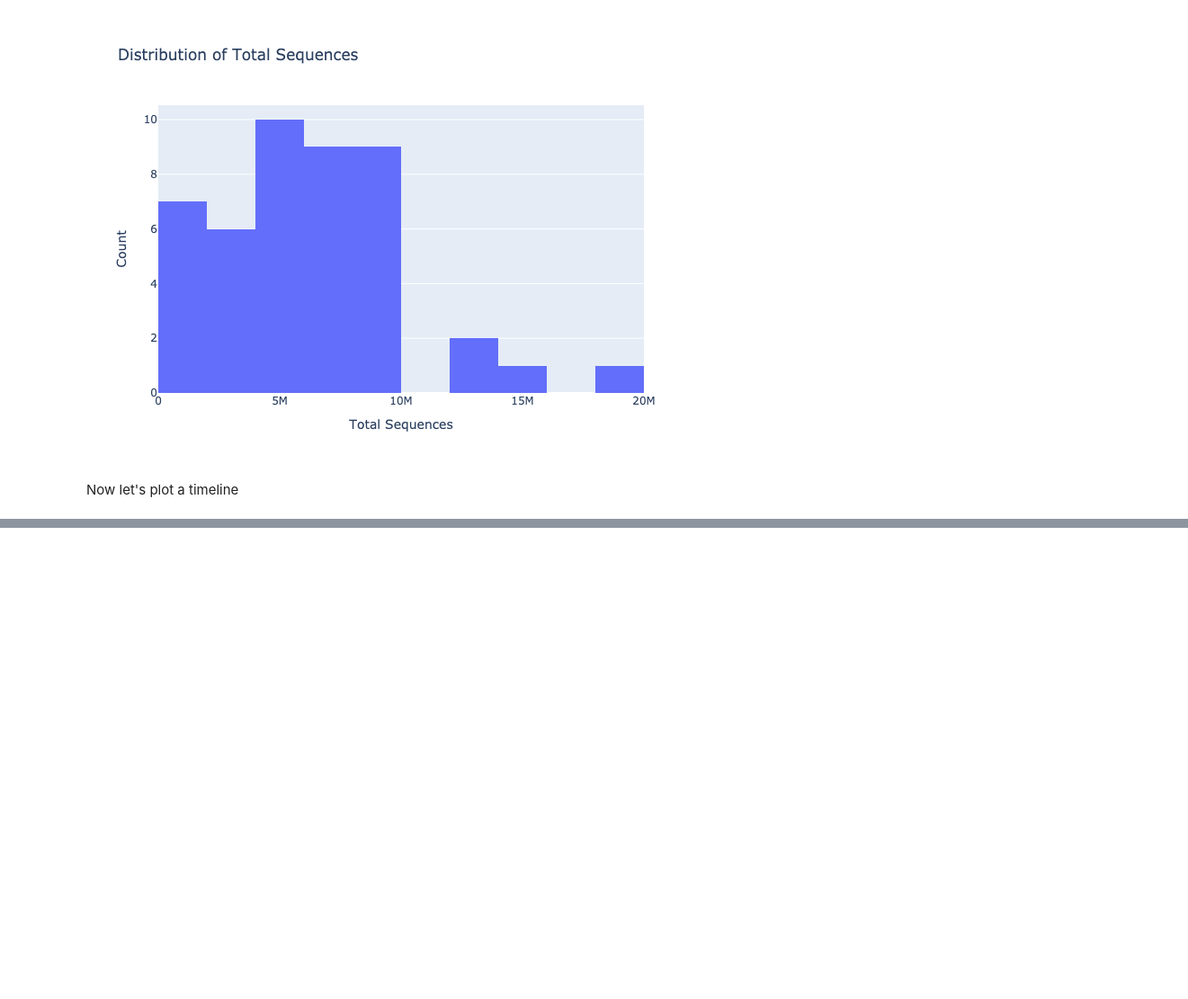
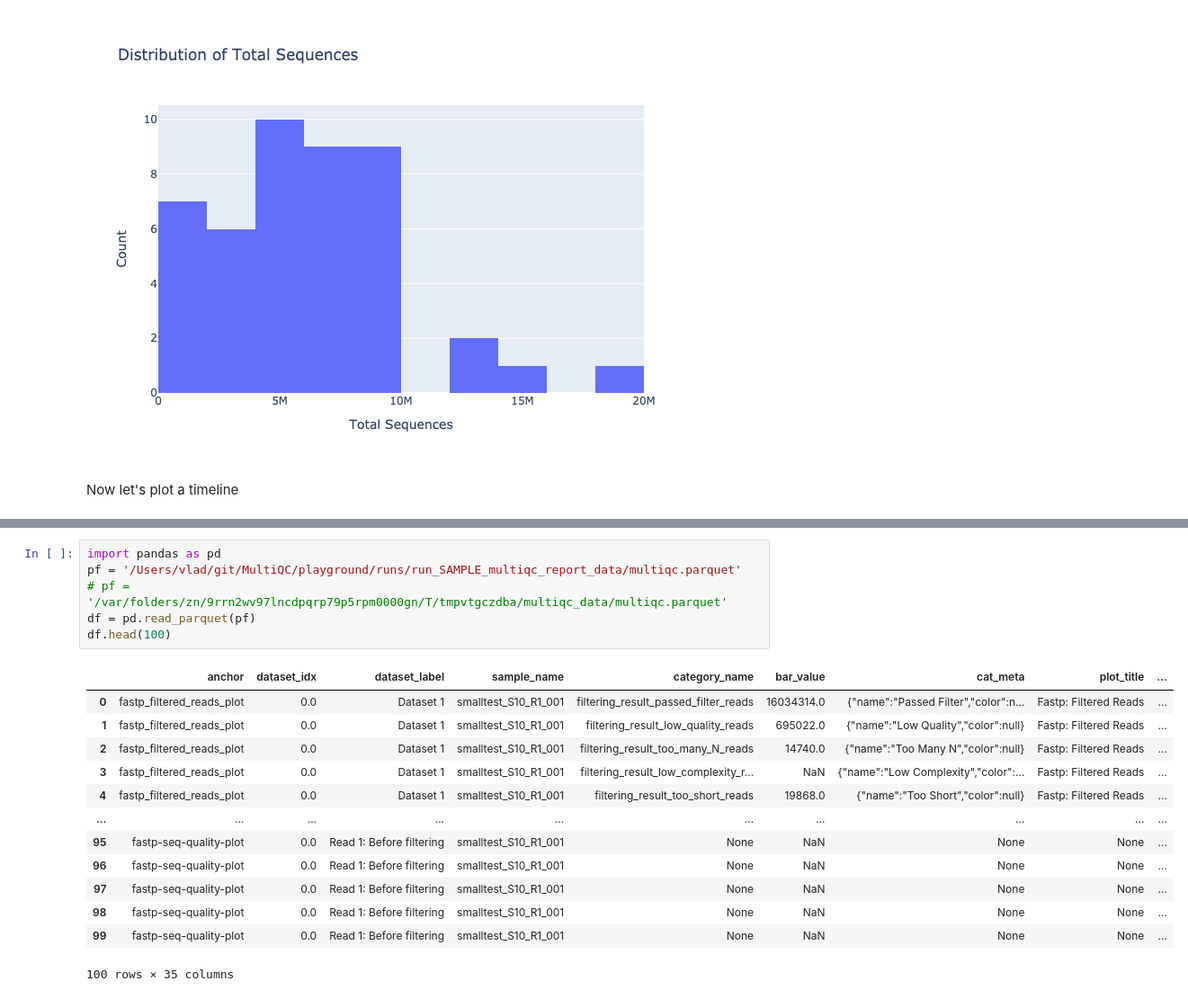
Before and after one commit to MultiQC/example-timeline, a Jupyter notebook: timeline.ipynb, the cells around one changed output, grey strips where cells are left out. Shown at 90% size. Drawn from its saved outputs; the diff is of its cells as text; blank space fills up the shorter version.

Commit message:
Read from single parquet

```diff
--- a/timeline.ipynb
+++ b/timeline.ipynb
@@ -184,0 +215,20 @@ go.Figure(data=data, layout=layout).show(renderer="png")
+# %%
+import pandas as pd
+pf = '/Users/vlad/git/MultiQC/playground/runs/run_SAMPLE_multiqc_report_data/multiqc.parquet'
+# pf = '/var/folders/zn/9rrn2wv97lncdpqrp79p5rpm0000gn/T/tmpvtgczdba/multiqc_data/multiqc.parquet'
+df = pd.read_parquet(pf)
+df.head(100)
+# %% [output]
+|  | anchor | dataset_idx | dataset_label | sample_name | category_name | bar_value | cat_meta | plot_title | ... |
+| 0 | fastp_filtered_reads_plot | 0.0 | Dataset 1 | smalltest_S10_R1_001 | filtering_result_passed_filter_reads | 16034314.0 | {"name":"Passed Filter","color":n... | Fastp: Filtered Reads | ... |
+| 1 | fastp_filtered_reads_plot | 0.0 | Dataset 1 | smalltest_S10_R1_001 | filtering_result_low_quality_reads | 695022.0 | {"name":"Low Quality","color":null} | Fastp: Filtered Reads | ... |
+| 2 | fastp_filtered_reads_plot | 0.0 | Dataset 1 | smalltest_S10_R1_001 | filtering_result_too_many_N_reads | 14740.0 | {"name":"Too Many N","color":null} | Fastp: Filtered Reads | ... |
+| 3 | fastp_filtered_reads_plot | 0.0 | Dataset 1 | smalltest_S10_R1_001 | filtering_result_low_complexity_r... | NaN | {"name":"Low Complexity","color":... | Fastp: Filtered Reads | ... |
+| 4 | fastp_filtered_reads_plot | 0.0 | Dataset 1 | smalltest_S10_R1_001 | filtering_result_too_short_reads | 19868.0 | {"name":"Too Short","color":null} | Fastp: Filtered Reads | ... |
+| ... | ... | ... | ... | ... | ... | ... | ... | ... | ... |
+| 95 | fastp-seq-quality-plot | 0.0 | Read 1: Before filtering | smalltest_S10_R1_001 | None | NaN | None | None | ... |
+| 96 | fastp-seq-quality-plot | 0.0 | Read 1: Before filtering | smalltest_S10_R1_001 | None | NaN | None | None | ... |
+| 97 | fastp-seq-quality-plot | 0.0 | Read 1: Before filtering | smalltest_S10_R1_001 | None | NaN | None | None | ... |
+| 98 | fastp-seq-quality-plot | 0.0 | Read 1: Before filtering | smalltest_S10_R1_001 | None | NaN | None | None | ... |
+| 99 | fastp-seq-quality-plot | 0.0 | Read 1: Before filtering | smalltest_S10_R1_001 | None | NaN | None | None | ... |
+100 rows × 35 columns
```
Also changed, not shown: parts of 5 cells of this notebook.
